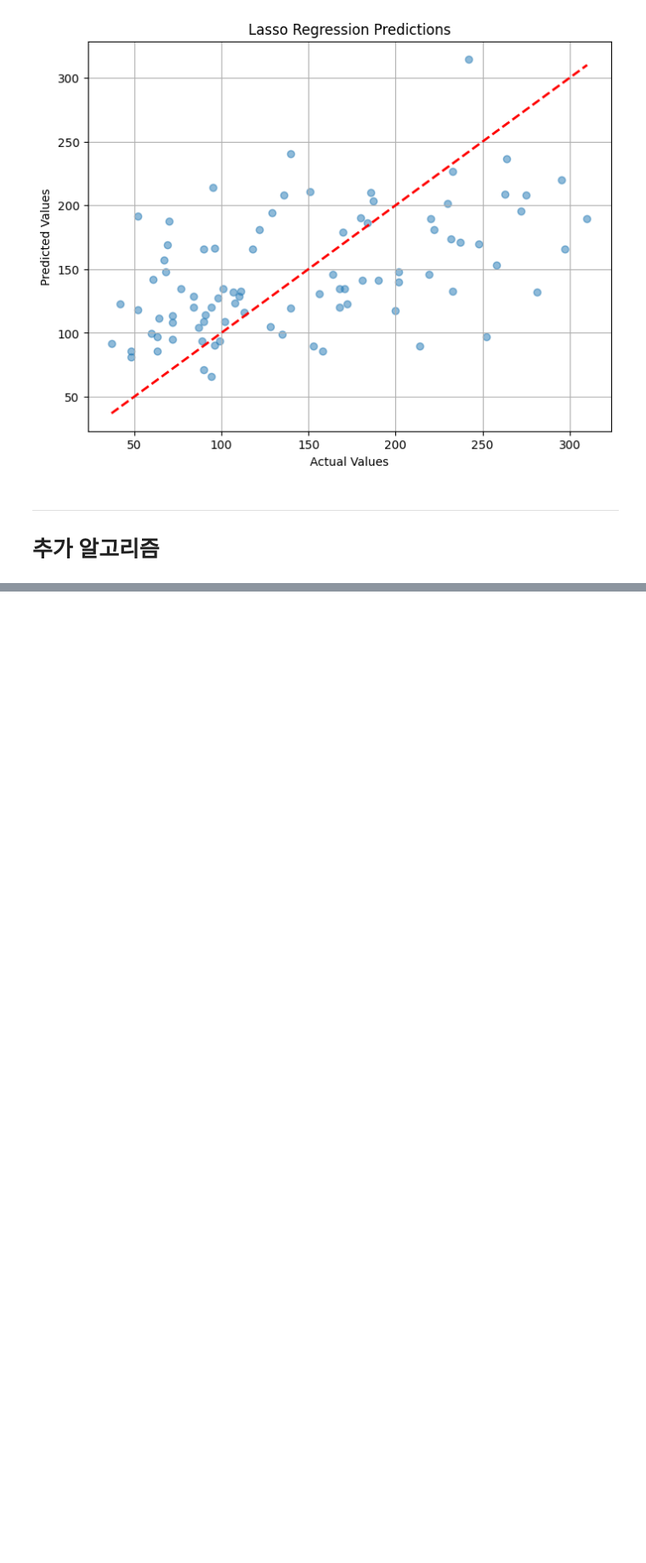
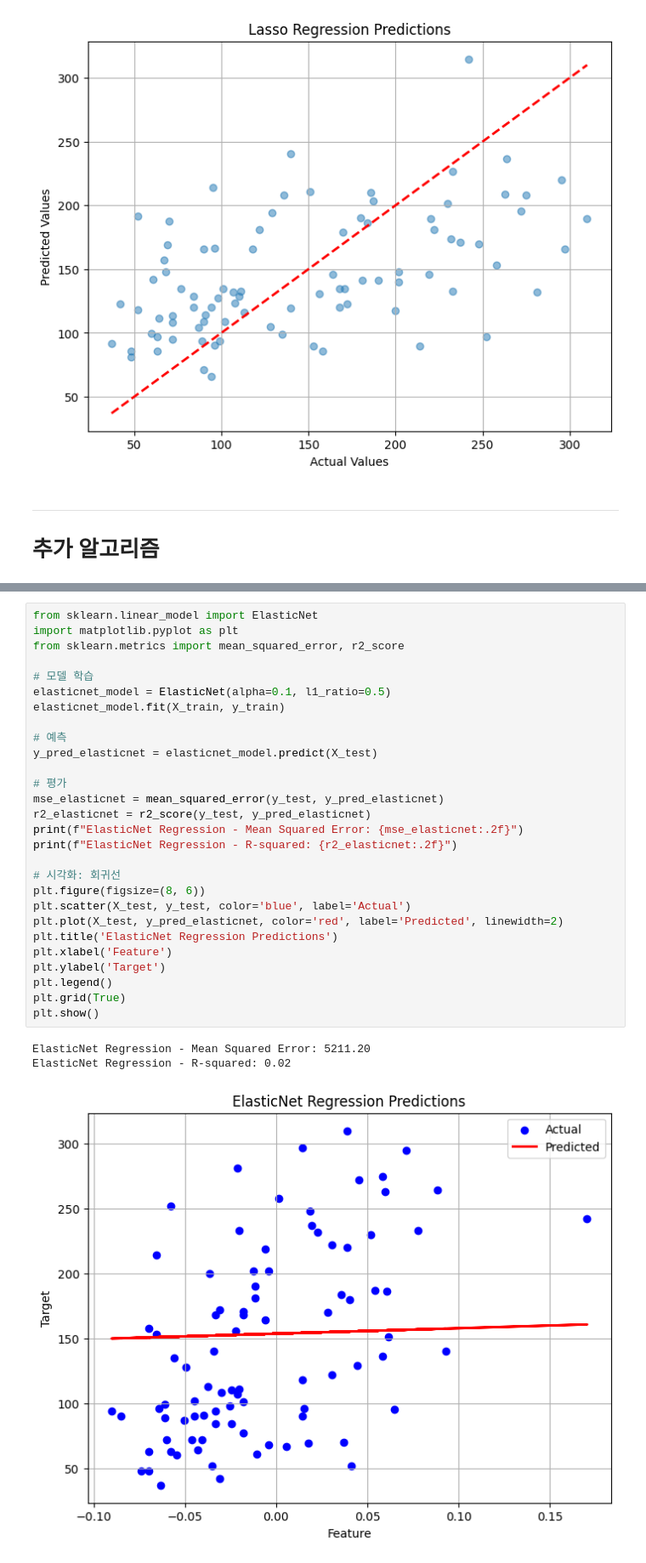
Before and after one commit to YeeeeeHo/ML_Final, a Jupyter notebook: 6.lecture_Regression.ipynb, the cells around one changed output, grey strips where cells are left out. Shown: that part at 85% size. Cells and saved outputs as stored; diff of their text form; blank space fills up the shorter version.

```diff
--- a/6.lecture_Regression.ipynb
+++ b/6.lecture_Regression.ipynb
@@ -258,0 +318,32 @@ Lasso Regression - R-squared: 0.24
+# %%
+from sklearn.linear_model import ElasticNet
+import matplotlib.pyplot as plt
+from sklearn.metrics import mean_squared_error, r2_score
+
+# 모델 학습
+elasticnet_model = ElasticNet(alpha=0.1, l1_ratio=0.5)
+elasticnet_model.fit(X_train, y_train)
+
+# 예측
+y_pred_elasticnet = elasticnet_model.predict(X_test)
+
+# 평가
+mse_elasticnet = mean_squared_error(y_test, y_pred_elasticnet)
+r2_elasticnet = r2_score(y_test, y_pred_elasticnet)
+print(f"ElasticNet Regression - Mean Squared Error: {mse_elasticnet:.2f}")
+print(f"ElasticNet Regression - R-squared: {r2_elasticnet:.2f}")
+
+# 시각화: 회귀선
+plt.figure(figsize=(8, 6))
+plt.scatter(X_test, y_test, color='blue', label='Actual')
+plt.plot(X_test, y_pred_elasticnet, color='red', label='Predicted', linewidth=2)
+plt.title('ElasticNet Regression Predictions')
+plt.xlabel('Feature')
+plt.ylabel('Target')
+plt.legend()
+plt.grid(True)
+plt.show()
+# %% [output]
+ElasticNet Regression - Mean Squared Error: 5211.20
+ElasticNet Regression - R-squared: 0.02
+[figure, added]
```
Also changed, not shown: parts of 20 cells of this notebook.
